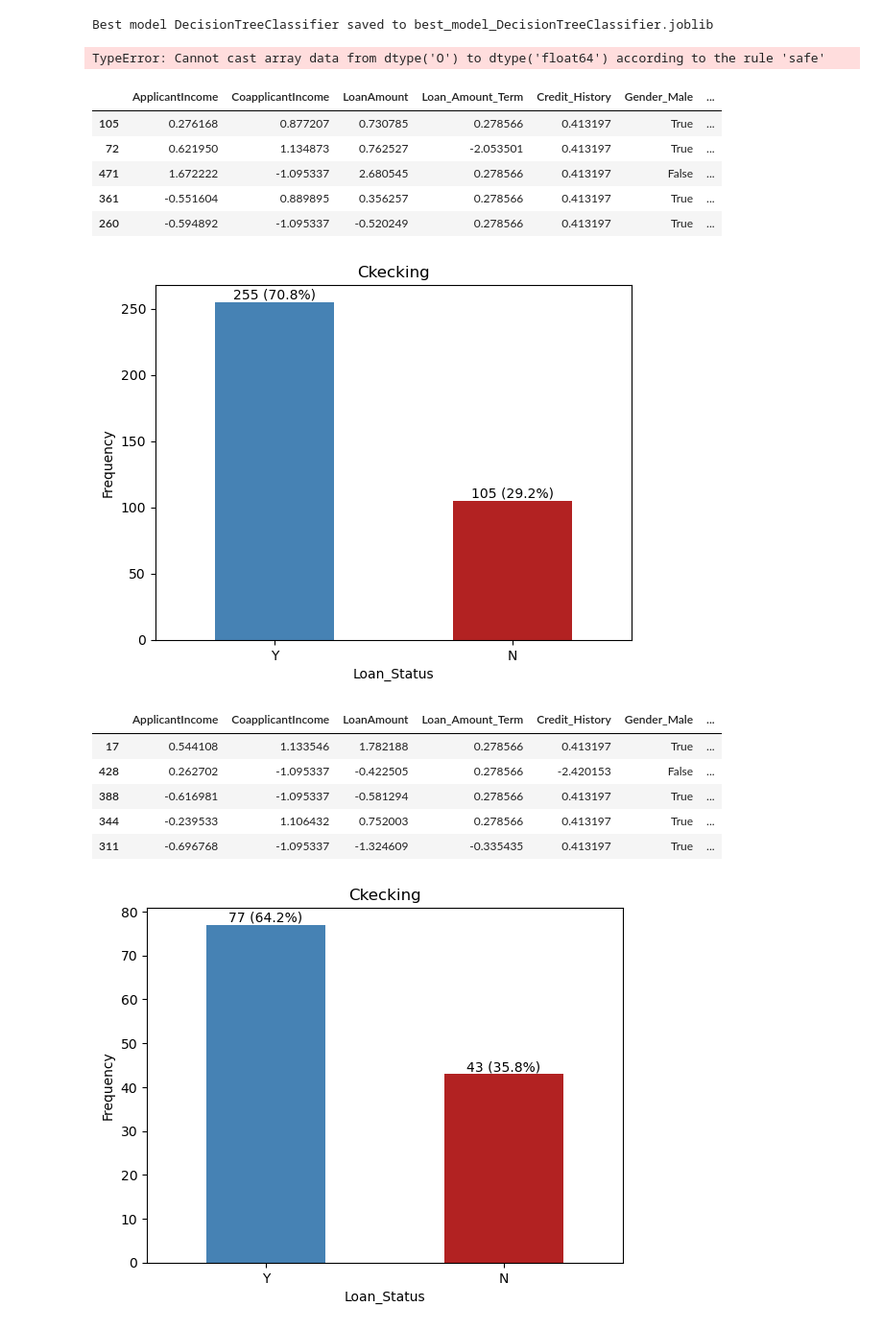
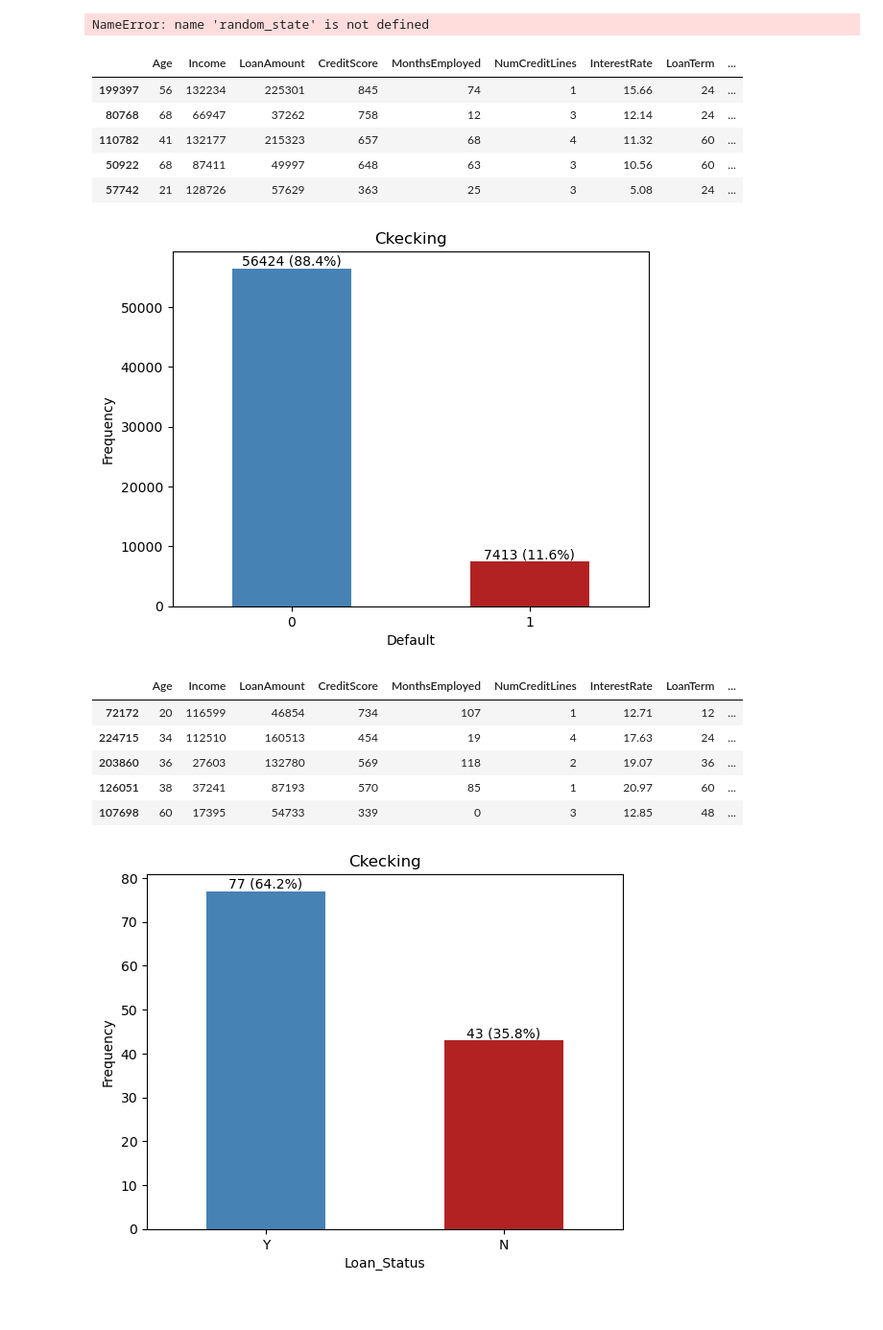
Before and after one commit to ebenezer2015/Machine-Learning-Model-Analysis, a Jupyter notebook: Classification-Modelling/3_model_training.ipynb, the cells around one changed output. Shown at 96% size. Saved outputs shown, nothing was run; the diff lists cells and outputs as text; code cells hidden in the pictures.

```diff
--- a/Classification-Modelling/3_model_training.ipynb
+++ b/Classification-Modelling/3_model_training.ipynb
@@ -26,35 +28,36 @@ df.head()
 # Validaton is used to assess and evaluate the best model performance.
 # Split the data into training and test sets
 
-target_feature = 'Loan_Status'
+target_feature = 'Default'
+random_state = 42
 models = [
     DecisionTreeClassifier(),
     RandomForestClassifier(),
     LogisticRegression(max_iter=1000),
-    LinearDiscriminantAnalysis(),
-    SVC()
+    # LinearDiscriminantAnalysis(),
+    # SVC()
 ]
 cv = 10
 test_size = 0.25 # default value is 0.2
-columns_to_remove = ['Loan_ID']
+columns_to_remove = ['LoanID']
 random_state = 43
+balance_technique = 'oversampling'
 
 trained_df, validate_df = ml.shuffle_and_split(df, target_feature, test_size, random_state, columns_to_remove)
-results_df = ml.train_models(trained_df, target_feature, models, test_size, cv)
+results_df = ml.train_models(trained_df, target_feature, models, test_size, cv, balance_technique)
 results_df
 # %% [output]
-Best model DecisionTreeClassifier saved to best_model_DecisionTreeClassifier.joblib
+NameError: name 'random_state' is not defined
-TypeError: Cannot cast array data from dtype('O') to dtype('float64') according to the rule 'safe'
 # %%
 trained_df.head()
 # %% [output]
-|  | ApplicantIncome | CoapplicantIncome | LoanAmount | Loan_Amount_Term | Credit_History | Gender_Male | ... |
-| 105 | 0.276168 | 0.877207 | 0.730785 | 0.278566 | 0.413197 | True | ... |
-| 72 | 0.621950 | 1.134873 | 0.762527 | -2.053501 | 0.413197 | True | ... |
-| 471 | 1.672222 | -1.095337 | 2.680545 | 0.278566 | 0.413197 | False | ... |
-| 361 | -0.551604 | 0.889895 | 0.356257 | 0.278566 | 0.413197 | True | ... |
-| 260 | -0.594892 | -1.095337 | -0.520249 | 0.278566 | 0.413197 | True | ... |
+|  | Age | Income | LoanAmount | CreditScore | MonthsEmployed | NumCreditLines | InterestRate | LoanTerm | ... |
+| 199397 | 56 | 132234 | 225301 | 845 | 74 | 1 | 15.66 | 24 | ... |
+| 80768 | 68 | 66947 | 37262 | 758 | 12 | 3 | 12.14 | 24 | ... |
+| 110782 | 41 | 132177 | 215323 | 657 | 68 | 4 | 11.32 | 60 | ... |
+| 50922 | 68 | 87411 | 49997 | 648 | 63 | 3 | 10.56 | 60 | ... |
+| 57742 | 21 | 128726 | 57629 | 363 | 25 | 3 | 5.08 | 24 | ... |
 # %%
-ml.checking_class_imbalance(trained_df, 'Loan_Status', 'Ckecking')
+ml.checking_class_dist(validate_df, 'Default', 'Ckecking')
 # %% [output]
-[figure, old version]
+[figure, new version]
@@ -61,12 +66,12 @@ ml.checking_class_imbalance(trained_df, 'Loan_Status', 'Ckecking')
 # %%
 validate_df.head()
 # %% [output]
-|  | ApplicantIncome | CoapplicantIncome | LoanAmount | Loan_Amount_Term | Credit_History | Gender_Male | ... |
-| 17 | 0.544108 | 1.133546 | 1.782188 | 0.278566 | 0.413197 | True | ... |
-| 428 | 0.262702 | -1.095337 | -0.422505 | 0.278566 | -2.420153 | False | ... |
-| 388 | -0.616981 | -1.095337 | -0.581294 | 0.278566 | 0.413197 | True | ... |
-| 344 | -0.239533 | 1.106432 | 0.752003 | 0.278566 | 0.413197 | True | ... |
-| 311 | -0.696768 | -1.095337 | -1.324609 | -0.335435 | 0.413197 | True | ... |
+|  | Age | Income | LoanAmount | CreditScore | MonthsEmployed | NumCreditLines | InterestRate | LoanTerm | ... |
+| 72172 | 20 | 116599 | 46854 | 734 | 107 | 1 | 12.71 | 12 | ... |
+| 224715 | 34 | 112510 | 160513 | 454 | 19 | 4 | 17.63 | 24 | ... |
+| 203860 | 36 | 27603 | 132780 | 569 | 118 | 2 | 19.07 | 36 | ... |
+| 126051 | 38 | 37241 | 87193 | 570 | 85 | 1 | 20.97 | 60 | ... |
+| 107698 | 60 | 17395 | 54733 | 339 | 0 | 3 | 12.85 | 48 | ... |
 # %%
 ml.checking_class_imbalance(validate_df, 'Loan_Status', 'Ckecking')
 # %% [output]
```
Also changed, not shown: parts of 5 cells of this notebook, 4 other files.
